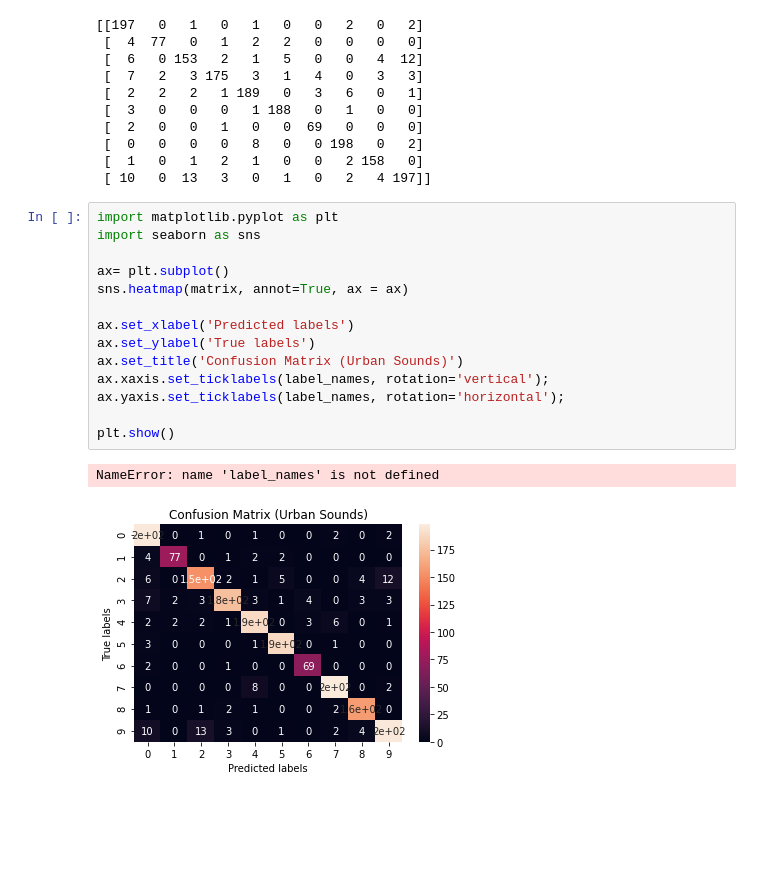
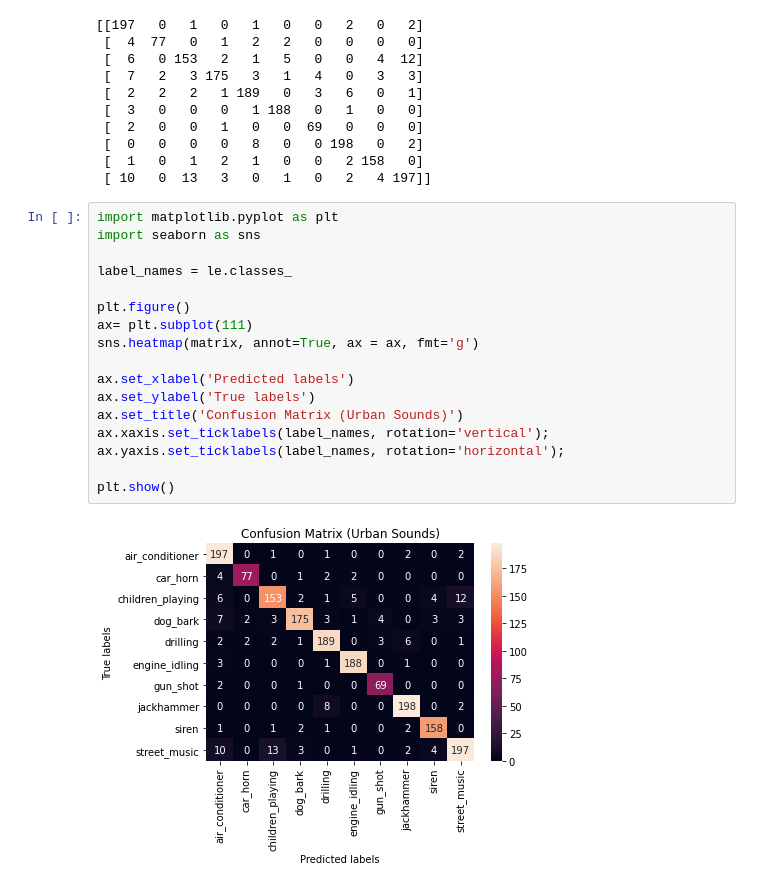
Before and after one commit to sekwah41/SoundLocAndRecClassification, a Jupyter notebook: src/3 Testing Model Results.ipynb, the cells around one changed output. Saved outputs shown, nothing was run; the diff lists cells and outputs as text; blank space fills up the shorter version.

Commit message:
Updated matrix graph

```diff
--- a/src/3 Testing Model Results.ipynb
+++ b/src/3 Testing Model Results.ipynb
@@ -116,17 +116,19 @@ print(matrix)
 # %%
 import matplotlib.pyplot as plt
 import seaborn as sns
 
-ax= plt.subplot()
-sns.heatmap(matrix, annot=True, ax = ax)
+label_names = le.classes_
+
+plt.figure()
+ax= plt.subplot(111)
+sns.heatmap(matrix, annot=True, ax = ax, fmt='g')
 
 ax.set_xlabel('Predicted labels')
 ax.set_ylabel('True labels')
 ax.set_title('Confusion Matrix (Urban Sounds)')
 ax.xaxis.set_ticklabels(label_names, rotation='vertical');
 ax.yaxis.set_ticklabels(label_names, rotation='horizontal');
 
 plt.show()
 # %% [output]
-NameError: name 'label_names' is not defined
-[figure, old version]
+[figure, new version]
```
Also changed, not shown: parts of 1 cell of this notebook, 2 other files.
